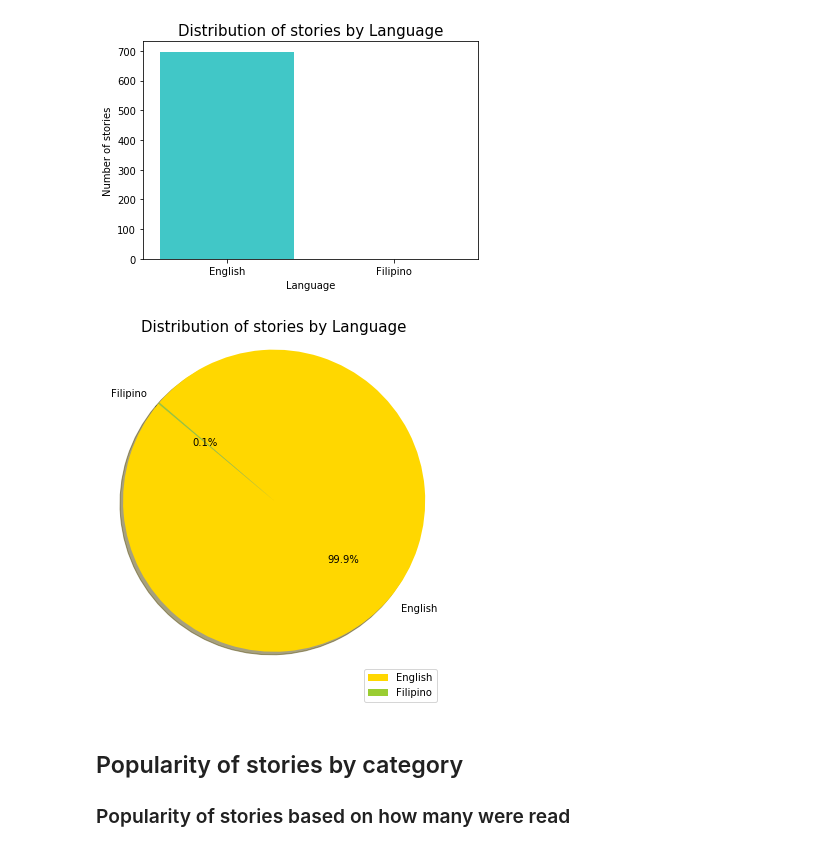
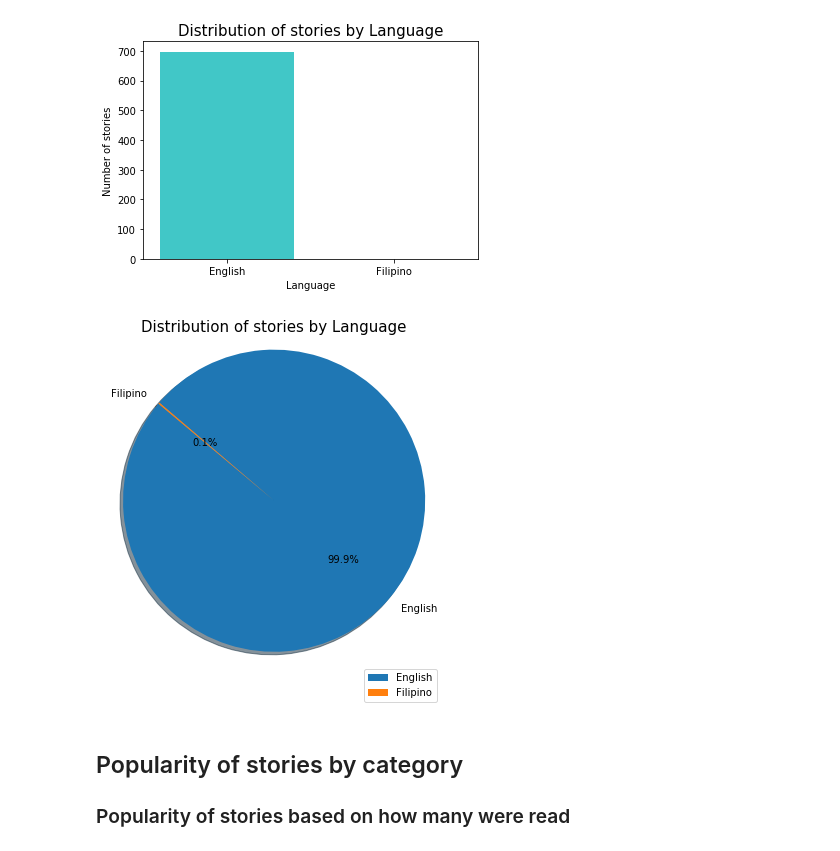
Before and after one commit to rupalimayekar/ProjectWattpad, a Jupyter notebook: WattpadAnalysis.ipynb, the cells around one changed output. Drawn from its saved outputs; the diff is of its cells as text; code cells hidden in the pictures.

```diff
--- a/WattpadAnalysis.ipynb
+++ b/WattpadAnalysis.ipynb
@@ -105,21 +121,20 @@ plt.show()
 # %%
 # create a pie chart
 plt.figure(1, figsize=(6,6))
-colors = ['gold', 'yellowgreen', 'lightcoral', 'lightskyblue']
 patches, texts, autotexts = plt.pie(stories_by_language["id"],
-                                    labels=stories_by_language["languageName"], colors=colors,
+                                    labels=stories_by_language["languageName"],
                                     autopct='%1.1f%%', shadow=True, startangle=140)
 
 # set pie chart properties
 plt.legend(patches, stories_by_language["languageName"], loc="best", bbox_to_anchor=(1,0))
 plt.axis('equal')
 plt.title("Distribution of stories by Language", size=15)
 
 # plot and save image
 plt.savefig("Images/dist_language_pie.png")
 plt.show()
 # %% [output]
-[figure, old version]
+[figure, new version]
 # %% [markdown]
 ## Popularity of stories by category
 
```
Also changed, not shown: parts of 18 cells of this notebook, 9 other files.
